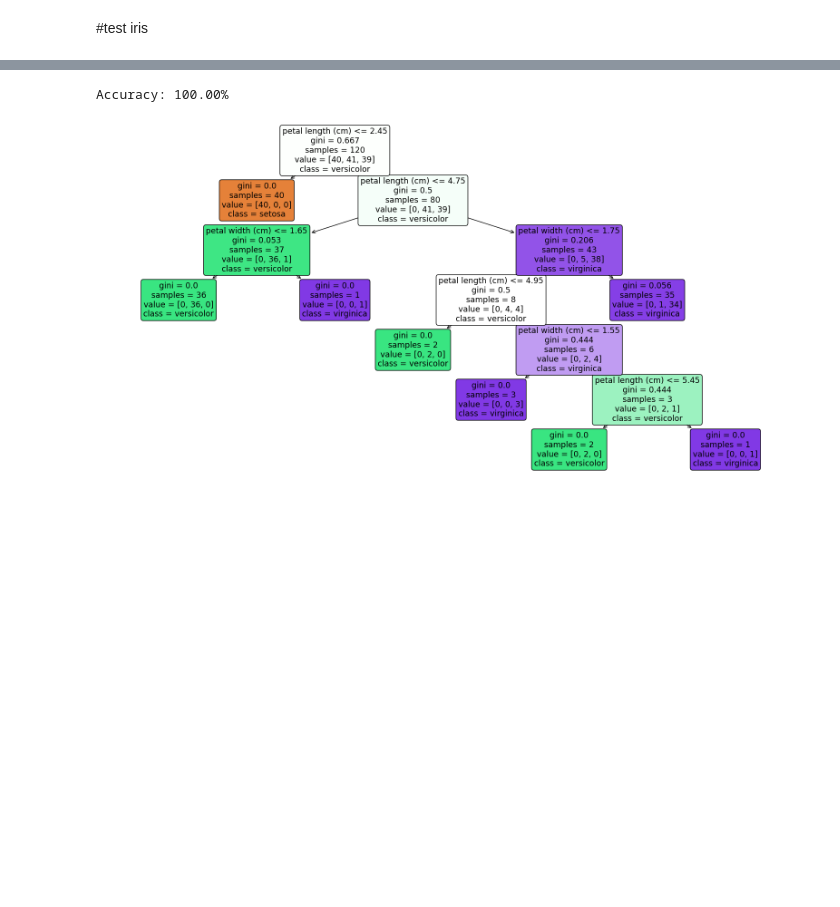
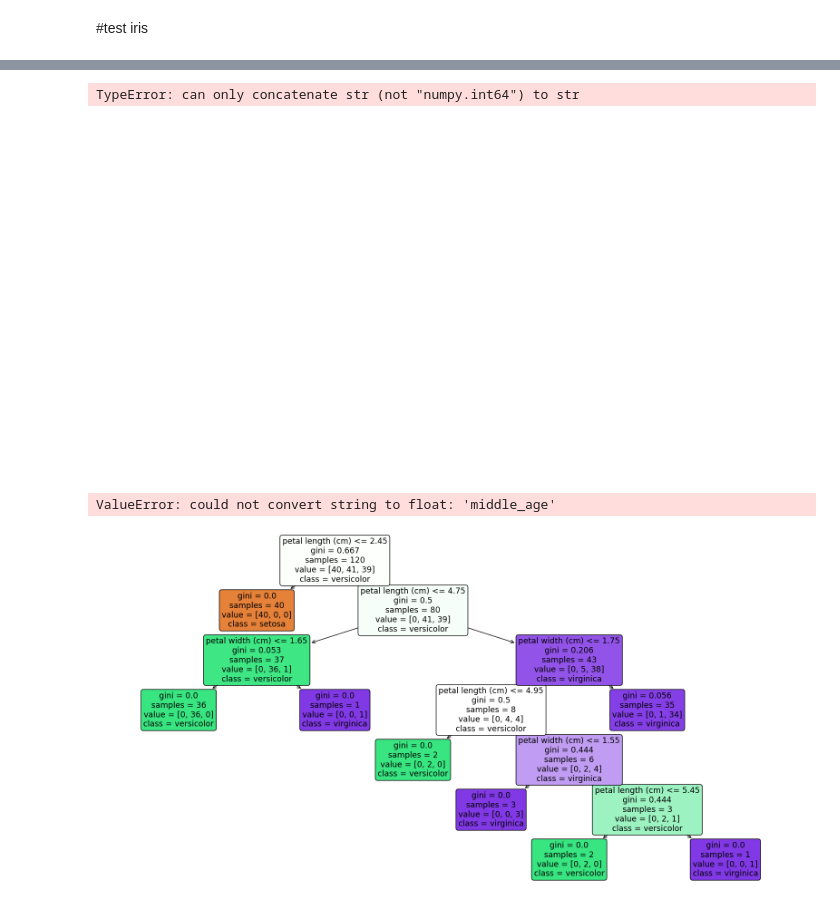
Before and after one commit to Tonry12/BSC_DPDM23, a Jupyter notebook: Classificationmin__impurity_decrease.ipynb, the cells around one changed output, grey strips where cells are left out. Saved outputs shown, nothing was run; the diff lists cells and outputs as text; code cells hidden in the pictures; blank space fills up the shorter version.

```diff
--- a/Classificationmin__impurity_decrease.ipynb
+++ b/Classificationmin__impurity_decrease.ipynb
@@ -392,0 +162,16 @@ The selected attiribute is:  age
+# %%
+from sklearn.tree import plot_tree
+import matplotlib.pyplot as plt
+
+# Assuming `clf` is your trained DecisionTreeClassifier model from the previous example
+
+plt.figure(figsize=(20,10))
+plot_tree(model,
+          filled=True,
+          rounded=True,
+          class_names=y,
+          feature_names=X)
+plt.show()
+# %% [output]
+TypeError: can only concatenate str (not "numpy.int64") to str
+[figure, added]
@@ -397,12 +185,11 @@ from sklearn.tree import DecisionTreeClassifier
 from sklearn.metrics import accuracy_score
 
 # Load a dataset (for illustration, we use the Iris dataset which has 3 classes)
-data = load_iris()
-X = data.data
-y = data.target
+X = df1.values[:,:-1]
+y = df1.values [:,-1]
 
 # Split dataset into training and testing sets
-X_train, X_test, y_train, y_test = train_test_split(X, y, test_size=0.2, random_state=42)
+X_train, X_test, y_train, y_test = train_test_split(X, y, test_size=0.1, random_state=42)
 
 # Initialize the Decision Tree Classifier with a minimum impurity decrease
 # Adjust the `min_impurity_decrease` value as per your requirement
@@ -419,7 +206,7 @@ predictions = clf.predict(X_test)
 accuracy = accuracy_score(y_test, predictions)
 print(f"Accuracy: {accuracy*100:.2f}%")
 # %% [output]
-Accuracy: 100.00%
+ValueError: could not convert string to float: 'middle_age'
 # %%
 from sklearn.tree import plot_tree
 import matplotlib.pyplot as plt
```
Also changed, not shown: parts of 66 cells of this notebook.
